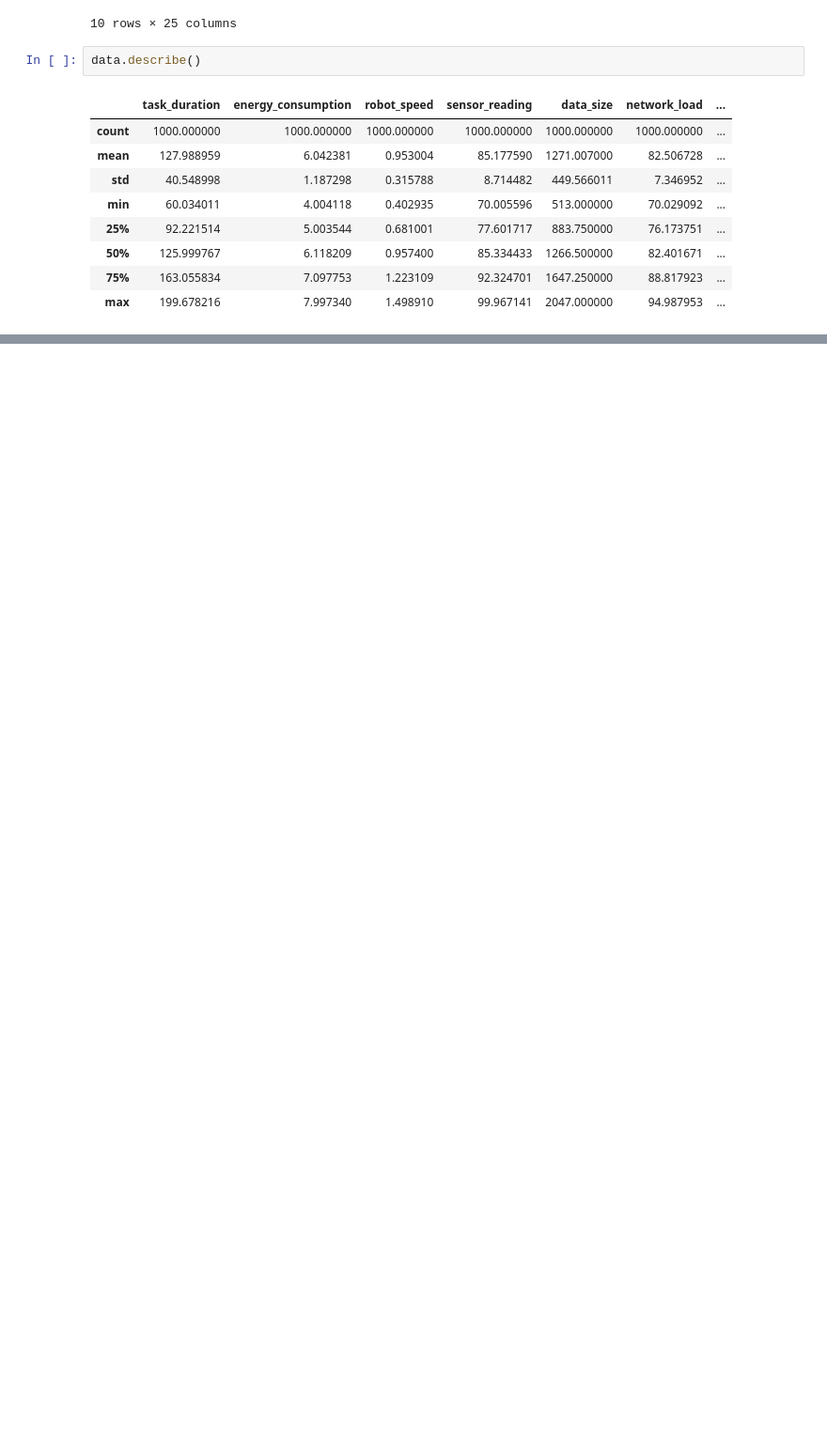
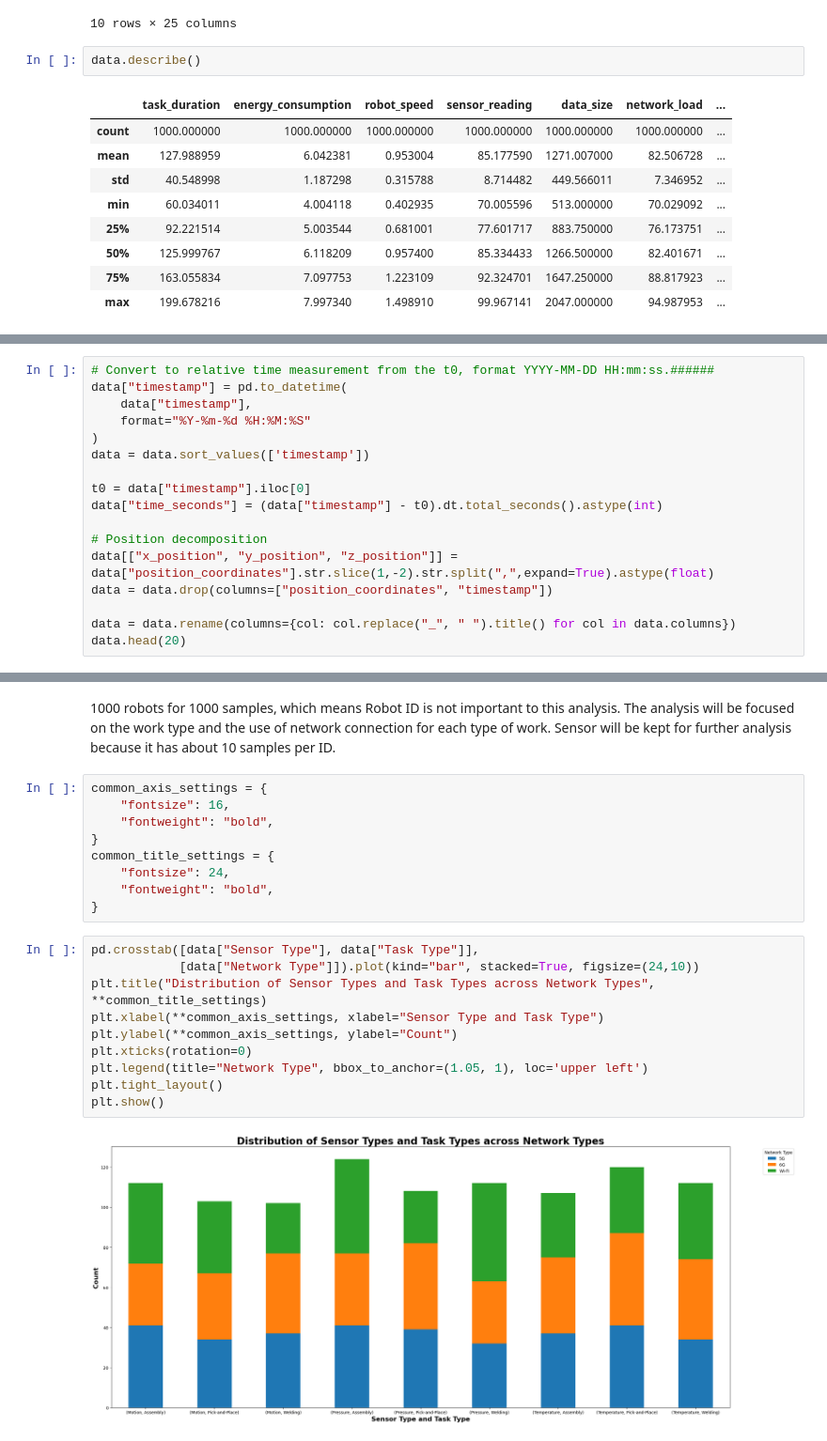
Before and after one commit to dangtom700/data_analytic_project, a Jupyter notebook: system_control/industrial_robot_control.ipynb, the cells around one changed output, grey strips where cells are left out. Shown at 94% size. Cells and saved outputs as stored; diff of their text form; blank space fills up the shorter version.

```diff
--- a/system_control/industrial_robot_control.ipynb
+++ b/system_control/industrial_robot_control.ipynb
@@ -31,0 +45,17 @@ data.describe()
+# %%
+# Convert to relative time measurement from the t0, format YYYY-MM-DD HH:mm:ss.######
+data["timestamp"] = pd.to_datetime(
+    data["timestamp"],
+    format="%Y-%m-%d %H:%M:%S"
+)
+data = data.sort_values(['timestamp'])
+
+t0 = data["timestamp"].iloc[0]
+data["time_seconds"] = (data["timestamp"] - t0).dt.total_seconds().astype(int)
+
+# Position decomposition
+data[["x_position", "y_position", "z_position"]] = data["position_coordinates"].str.slice(1,-2).str.split(",",expand=True).astype(float)
+data = data.drop(columns=["position_coordinates", "timestamp"])
+
+data = data.rename(columns={col: col.replace("_", " ").title() for col in data.columns})
+data.head(20)
@@ -31,0 +192,23 @@ data.describe()
+# %% [markdown]
+1000 robots for 1000 samples, which means Robot ID is not important to this analysis. The analysis will be focused on the work type and the use of network connection for each type of work. Sensor will be kept for further analysis because it has about 10 samples per ID.
+# %%
+common_axis_settings = {
+    "fontsize": 16,
+    "fontweight": "bold",
+}
+common_title_settings = {
+    "fontsize": 24,
+    "fontweight": "bold",
+}
+# %%
+pd.crosstab([data["Sensor Type"], data["Task Type"]],
+            [data["Network Type"]]).plot(kind="bar", stacked=True, figsize=(24,10))
+plt.title("Distribution of Sensor Types and Task Types across Network Types", **common_title_settings)
+plt.xlabel(**common_axis_settings, xlabel="Sensor Type and Task Type")
+plt.ylabel(**common_axis_settings, ylabel="Count")
+plt.xticks(rotation=0)
+plt.legend(title="Network Type", bbox_to_anchor=(1.05, 1), loc='upper left')
+plt.tight_layout()
+plt.show()
+# %% [output]
+[figure, added]
```
Also changed, not shown: parts of 7 cells of this notebook, 5 other files.
